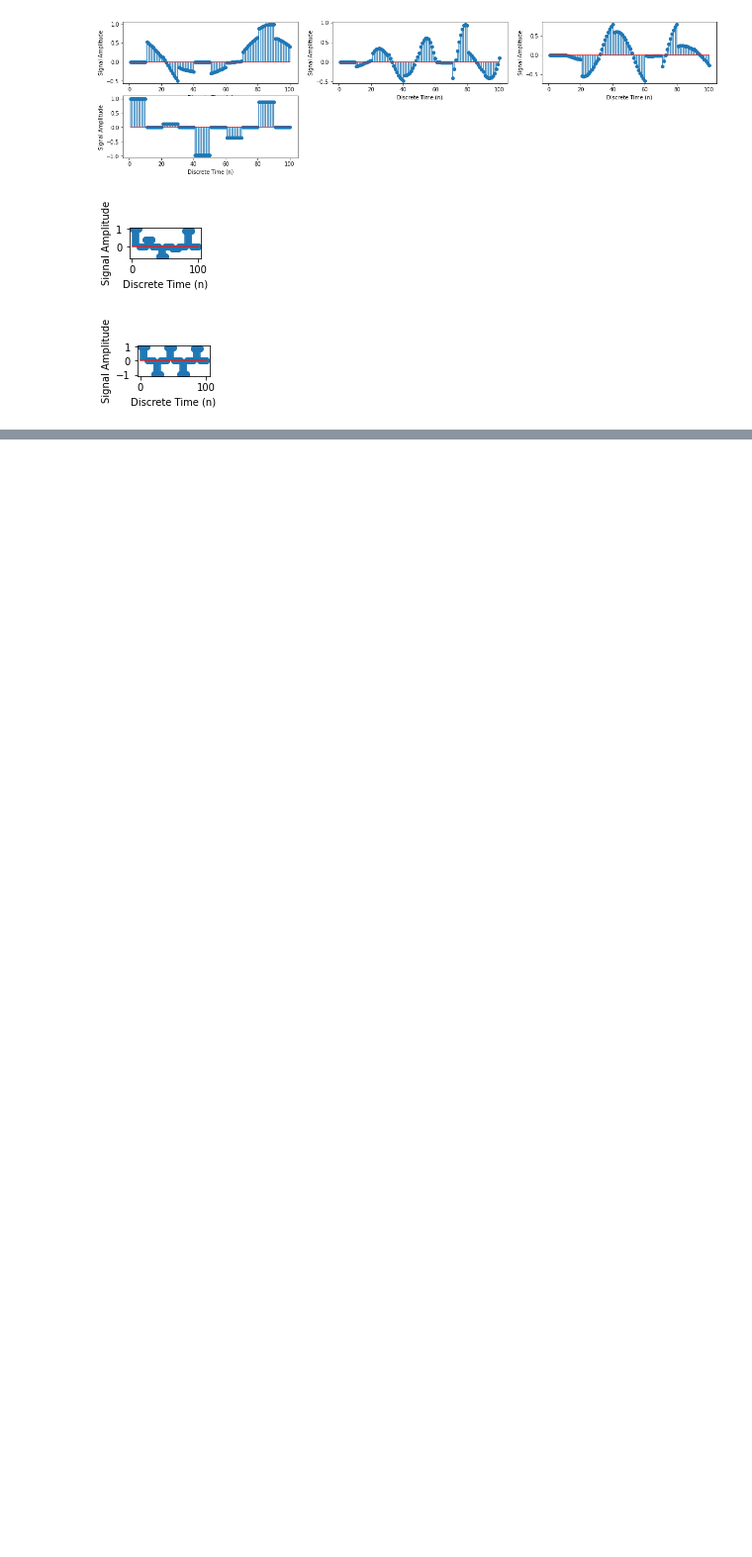
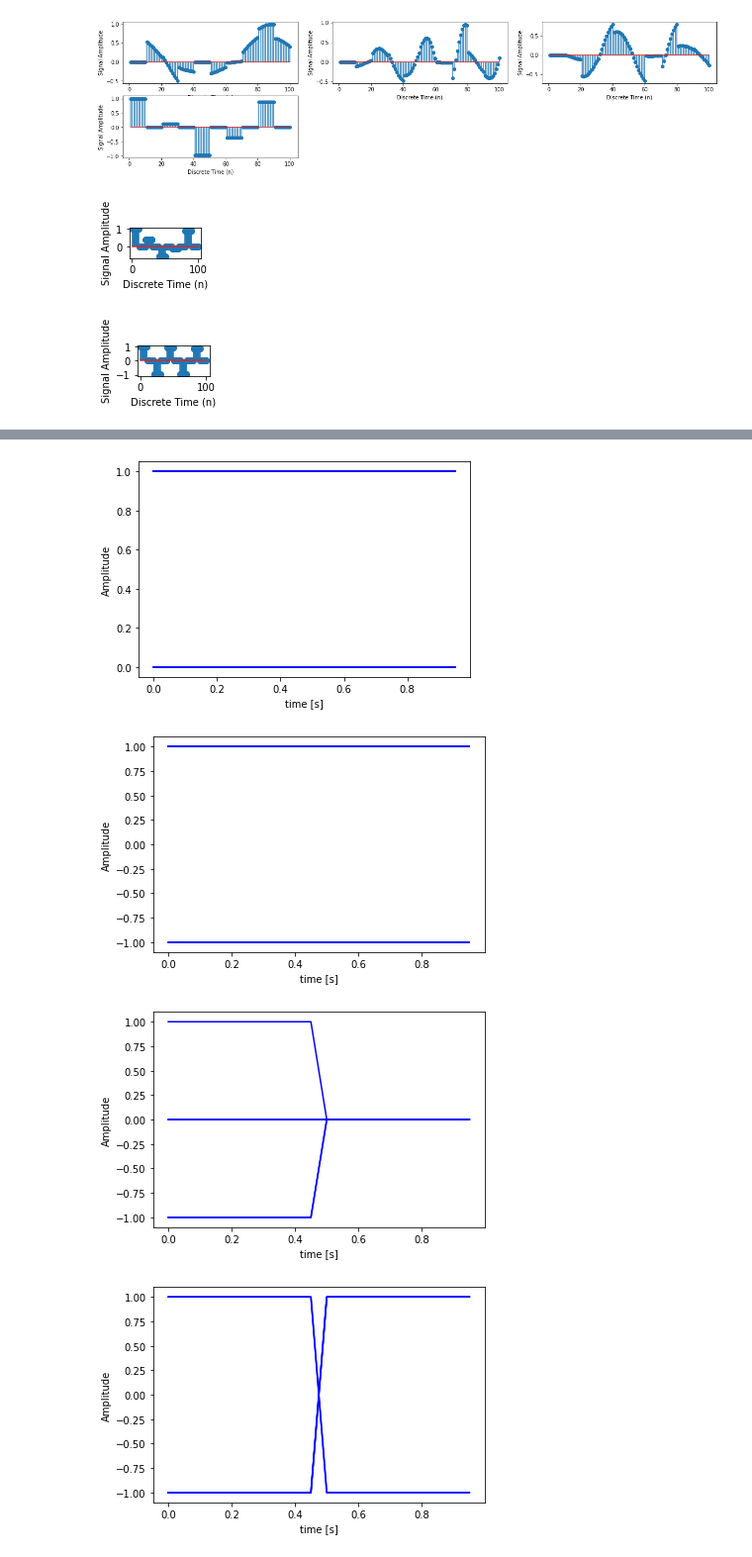
Before and after one commit to jetaehyun/ECE-3311-Projects, a Jupyter notebook: Project 2/ECE3311_Project3.ipynb, the cells around one changed output, grey strips where cells are left out. Shown at 99% size. Saved outputs shown, nothing was run; the diff lists cells and outputs as text; code cells hidden in the pictures; blank space fills up the shorter version.

```diff
--- a/Project 2/ECE3311_Project3.ipynb
+++ b/Project 2/ECE3311_Project3.ipynb
@@ -193,0 +292,77 @@ plt.show()
+# %%
+rand_bin_str = np.around(np.random.random((1,L))).flatten()
+## Unipolar-waveform
+new_upnrz_wavefm = []
+for ind in range(0, len(rand_bin_str)):
+    if (rand_bin_str[ind] == 1):
+        new_upnrz_wavefm.append(upnrz1.flatten())
+    else:
+        new_upnrz_wavefm.append(upnrz0.flatten())
+sig_upnrz = np.array(new_upnrz_wavefm).flatten()
+M = 100
+N=20
+t = np.linspace(0.0, ((N-1)/N), N)
+# Plot eye diagram
+for p in range(int(M/N)):
+    plt.plot(t,sig_upnrz[p*N+np.arange(N)],'b-')
+plt.ylabel('Amplitude')
+plt.xlabel('time [s]')
+plt.show()
+## Polar-waveform
+new_pnrz_wavefm = []
+for ind in range(0, len(rand_bin_str)):
+    if (rand_bin_str[ind] == 1):
+        new_pnrz_wavefm.append(pnrz1.flatten())
+    else:
+        new_pnrz_wavefm.append(pnrz0.flatten())
+sig_pnrz = np.array(new_pnrz_wavefm).flatten()
+M = 100
+N=20
+t = np.linspace(0.0, ((N-1)/N), N)
+# Plot eye diagram
+for p in range(int(M/N)):
+    plt.plot(t,sig_pnrz[p*N+np.arange(N)],'b-')
+plt.ylabel('Amplitude')
+plt.xlabel('time [s]')
+plt.show()
+## Bipolar-waveform
+new_bprz_wavefm = []
+for ind in range(0, len(rand_bin_str)):
+    if (rand_bin_str[ind] == 1 and rand_bin_str[ind -1] ==1):
+        new_bprz_wavefm.append(bprz2.flatten())
+    elif (rand_bin_str[ind] == 1):
+        new_bprz_wavefm.append(bprz1.flatten())
+    else:
+        new_bprz_wavefm.append(bprz0.flatten())
+sig_bprz = np.array(new_bprz_wavefm).flatten()
+M = 100
+N=20
+t = np.linspace(0.0, ((N-1)/N), N)
+# Plot eye diagram
+for p in range(int(M/N)):
+    plt.plot(t,sig_bprz[p*N+np.arange(N)],'b-')
+plt.ylabel('Amplitude')
+plt.xlabel('time [s]')
+plt.show()
+# Manchester Waveform
+new_manrz_wavefm = []
+for ind in range(0, len(rand_bin_str)):
+    if (rand_bin_str[ind] == 1):
+        new_manrz_wavefm.append(manrz1.flatten())
+    else:
+        new_manrz_wavefm.append(manrz0.flatten())
+sig_manrz = np.array(new_manrz_wavefm).flatten()
+M = 100
+N=20
+t = np.linspace(0.0, ((N-1)/N), N)
+# Plot eye diagram
+for p in range(int(M/N)):
+    plt.plot(t,sig_manrz[p*N+np.arange(N)],'b-')
+plt.ylabel('Amplitude')
+plt.xlabel('time [s]')
+plt.show()
+# %% [output]
+[figure, added]
+[figure, added]
+[figure, added]
+[figure, added]
```
Also changed, not shown: parts of 3 cells of this notebook, 1 other file.
